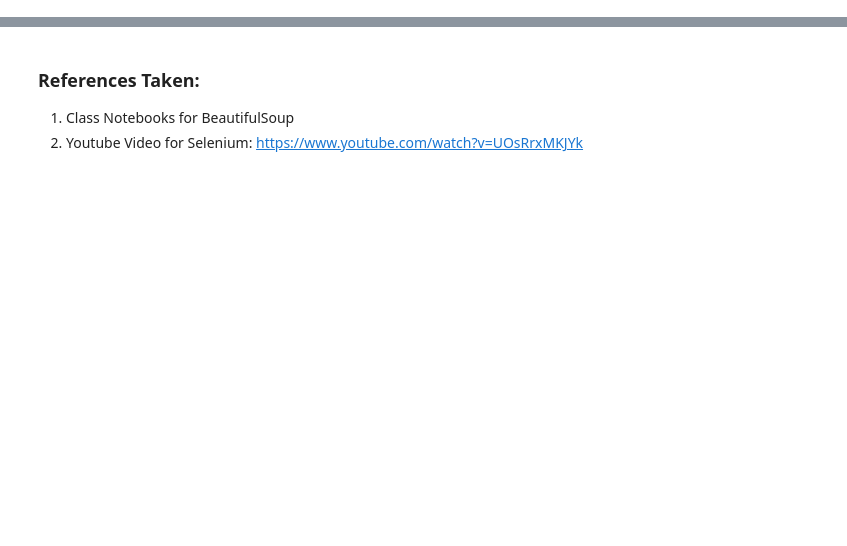
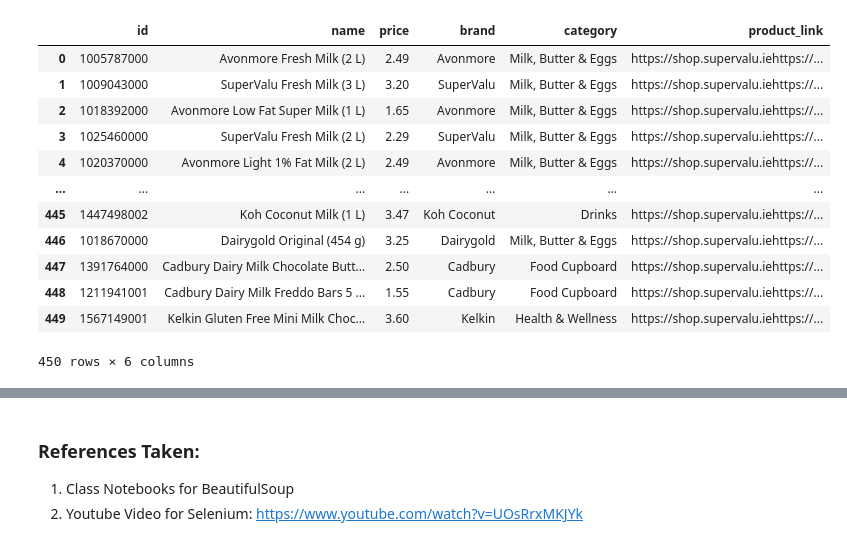
Before and after one commit to Akash2206/Python_CA2, a Jupyter notebook: Python_CA2_Akash_Satpute.ipynb, the cells around one changed output, grey strips where cells are left out. Drawn from its saved outputs; the diff is of its cells as text; code cells hidden in the pictures; blank space fills up the shorter version.

```diff
--- a/Python_CA2_Akash_Satpute.ipynb
+++ b/Python_CA2_Akash_Satpute.ipynb
@@ -7,15 +7,42 @@ import re
 import warnings
 warnings.filterwarnings("ignore")
 # %%
+# Create an empty DataFrame
 result = pd.DataFrame()
+
 for page in range(1, 6): # Change 6 to the number of pages you want to scrape
     url = f"https://shop.supervalu.ie/shopping/search/allaisles?q=milk&page={page}"
     response = requests.get(url)
     soup = BeautifulSoup(response.text, "html.parser")
     product_divs = soup.find_all("div", {"data-product": True})
     for product_div in product_divs:
         product_data = json.loads(product_div["data-product"])
+
+        # Extract the product link
+        product_link = f"https://shop.supervalu.ie{product_div.find('a')['href']}"
+
+        # Append the product link to the product data dictionary
+        product_data['product_link'] = product_link
+
+        # Append the product data to the DataFrame
         result = result.append(pd.json_normalize(product_data), ignore_index=True)
+
+# Print the DataFrame
+result
+# %% [output]
+|  | id | name | price | brand | category | product_link |
+| 0 | 1005787000 | Avonmore Fresh Milk (2 L) | 2.49 | Avonmore | Milk, Butter & Eggs | https://shop.supervalu.iehttps://... |
+| 1 | 1009043000 | SuperValu Fresh Milk (3 L) | 3.20 | SuperValu | Milk, Butter & Eggs | https://shop.supervalu.iehttps://... |
+| 2 | 1018392000 | Avonmore Low Fat Super Milk (1 L) | 1.65 | Avonmore | Milk, Butter & Eggs | https://shop.supervalu.iehttps://... |
+| 3 | 1025460000 | SuperValu Fresh Milk (2 L) | 2.29 | SuperValu | Milk, Butter & Eggs | https://shop.supervalu.iehttps://... |
+| 4 | 1020370000 | Avonmore Light 1% Fat Milk (2 L) | 2.49 | Avonmore | Milk, Butter & Eggs | https://shop.supervalu.iehttps://... |
+| ... | ... | ... | ... | ... | ... | ... |
+| 445 | 1447498002 | Koh Coconut Milk (1 L) | 3.47 | Koh Coconut | Drinks | https://shop.supervalu.iehttps://... |
+| 446 | 1018670000 | Dairygold Original (454 g) | 3.25 | Dairygold | Milk, Butter & Eggs | https://shop.supervalu.iehttps://... |
+| 447 | 1391764000 | Cadbury Dairy Milk Chocolate Butt... | 2.50 | Cadbury | Food Cupboard | https://shop.supervalu.iehttps://... |
+| 448 | 1211941001 | Cadbury Dairy Milk Freddo Bars 5 ... | 1.55 | Cadbury | Food Cupboard | https://shop.supervalu.iehttps://... |
+| 449 | 1567149001 | Kelkin Gluten Free Mini Milk Choc... | 3.60 | Kelkin | Health & Wellness | https://shop.supervalu.iehttps://... |
+450 rows × 6 columns
 # %%
 
 # Split the name column into two columns
```
Also changed, not shown: parts of 5 cells of this notebook.
